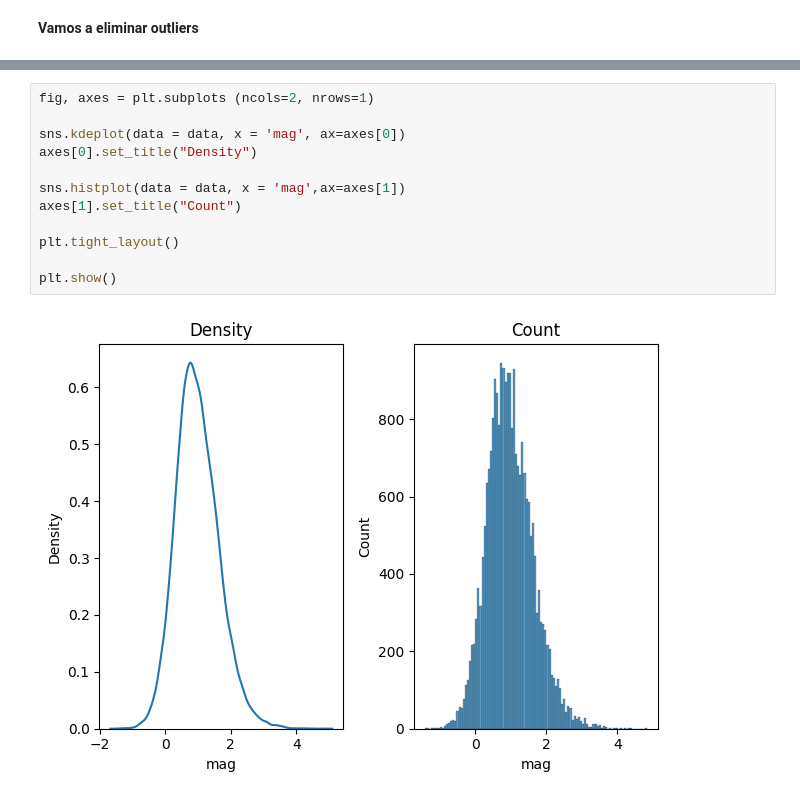
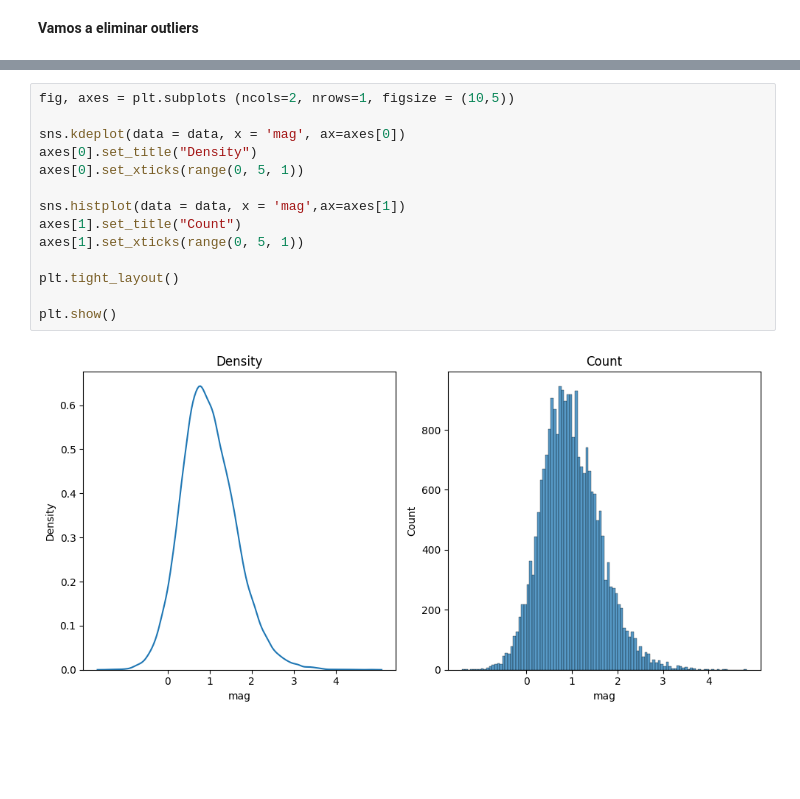
Before and after one commit to jcmefra/topicos-geofisica, a Jupyter notebook: gmt_plot.ipynb, the cells around one changed output, grey strips where cells are left out. Cells and saved outputs as stored; diff of their text form; blank space fills up the shorter version.

```diff
--- a/gmt_plot.ipynb
+++ b/gmt_plot.ipynb
@@ -102,16 +102,18 @@ data.head()
 | 3 | mb80153724 | 2016-06-13 12:14:39.050 | 45 km W of Hebgen Lake Estates, M... | 44.730167 | -111.763667 | 9.95 | 4.34 | green | https://earthquake.usgs.gov/earth... | earthquake | ... |
 | 4 | uu60497322 | 2022-05-11 13:32:02.230 | 36 km S of Silver Gate, Montana | 44.681000 | -109.996333 | 13.95 | 4.22 | green | https://earthquake.usgs.gov/earth... | earthquake | ... |
 # %%
-fig, axes = plt.subplots (ncols=2, nrows=1)
+fig, axes = plt.subplots (ncols=2, nrows=1, figsize = (10,5))
 
 sns.kdeplot(data = data, x = 'mag', ax=axes[0])
 axes[0].set_title("Density")
+axes[0].set_xticks(range(0, 5, 1))
 
 sns.histplot(data = data, x = 'mag',ax=axes[1])
 axes[1].set_title("Count")
+axes[1].set_xticks(range(0, 5, 1))
 
 plt.tight_layout()
 
 plt.show()
 # %% [output]
-[figure, old version]
+[figure, new version]
```
Also changed, not shown: parts of 3 cells of this notebook, 1 other file.
